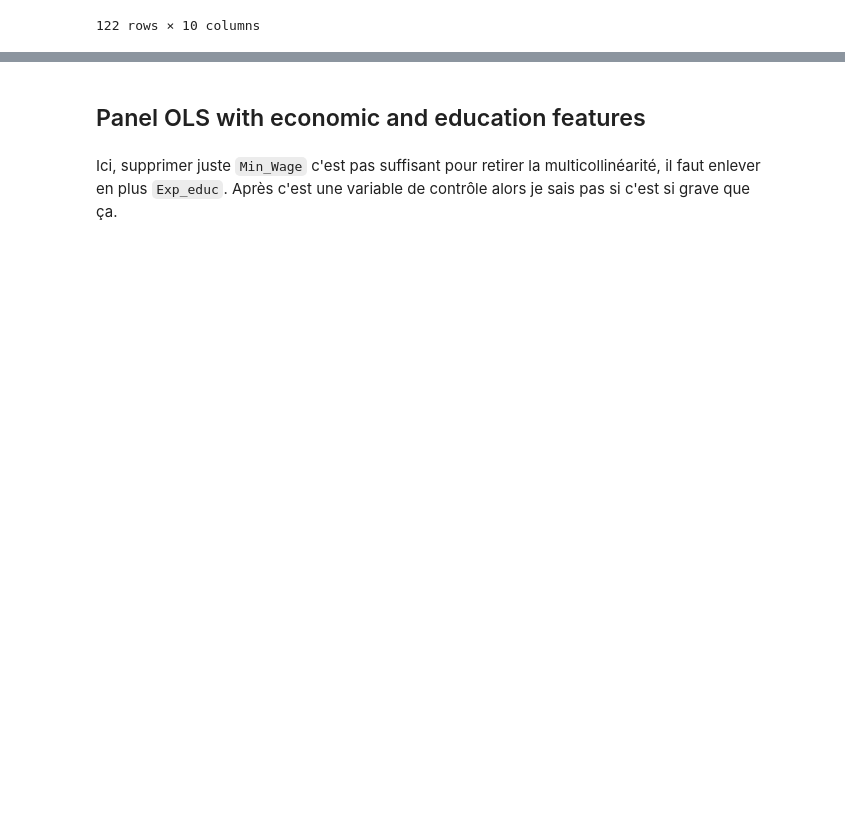
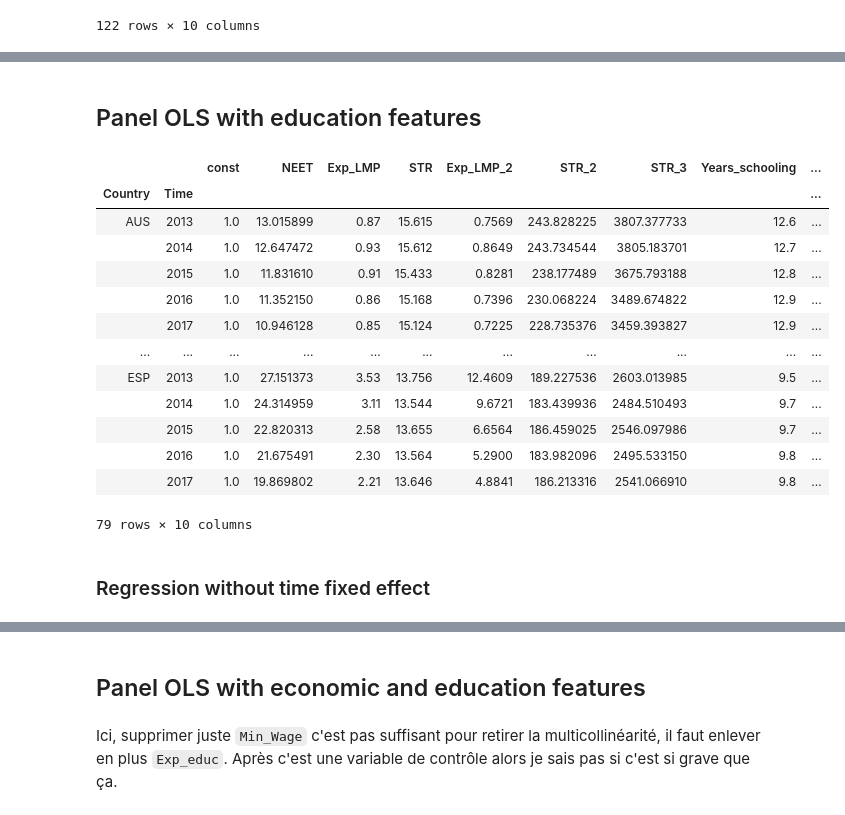
Before and after one commit to Victor-Manach/MODS206, a Jupyter notebook: Reg_panel_data.ipynb, the cells around one changed output, grey strips where cells are left out. Drawn from its saved outputs; the diff is of its cells as text; code cells hidden in the pictures; blank space fills up the shorter version.

Commit message:
Modifie le fichier ipynb des regressions sur panel data

```diff
--- a/Reg_panel_data.ipynb
+++ b/Reg_panel_data.ipynb
@@ -505,0 +516,35 @@ Included effects: Entity, Time
+# %% [markdown]
+## Panel OLS with education features
+# %%
+added_educ_features = df_educ_features_l1[df_educ_features_l1.Time.isin(years)].reset_index(drop=True)
+df_educ_neet = pd.DataFrame(columns=['Country', 'Time', 'NEET', 'Exp_LMP', 'STR', 'Exp_LMP_2', 'STR_2', 'STR_3', 'Years_schooling', 'Avg_class_size', 'LogExp_educ'])
+# %%
+for obs in panel_data_l1.itertuples():
+    country, time = obs[1], obs[2]
+    new_el = added_educ_features.loc[(added_educ_features.Country==country)&(added_educ_features.Time==time)]
+    if len(new_el.index) > 0:
+        line = {'Country':country, 'Time':time, 'NEET':obs[3], 'Exp_LMP':obs[4], 'STR':obs[5], 'Exp_LMP_2':obs[7], 'STR_2':obs[9], 'STR_3':obs[10], 'Years_schooling':new_el.Years_schooling.values[0], 'Avg_class_size':new_el.Avg_class_size.values[0], 'LogExp_educ':np.log(new_el.Exp_educ.values[0])}
+        df_educ_neet = df_educ_neet.append(line, ignore_index=True)
+# %%
+df_educ_neet_ols = df_educ_neet.set_index(['Country', 'Time'])
+# %%
+df_educ_neet_ols = sm.add_constant(df_educ_neet_ols)
+# %%
+df_educ_neet_ols
+# %% [output]
+|  |  | const | NEET | Exp_LMP | STR | Exp_LMP_2 | STR_2 | STR_3 | Years_schooling | ... |
+| Country | Time |  |  |  |  |  |  |  |  | ... |
+| AUS | 2013 | 1.0 | 13.015899 | 0.87 | 15.615 | 0.7569 | 243.828225 | 3807.377733 | 12.6 | ... |
+|  | 2014 | 1.0 | 12.647472 | 0.93 | 15.612 | 0.8649 | 243.734544 | 3805.183701 | 12.7 | ... |
+|  | 2015 | 1.0 | 11.831610 | 0.91 | 15.433 | 0.8281 | 238.177489 | 3675.793188 | 12.8 | ... |
+|  | 2016 | 1.0 | 11.352150 | 0.86 | 15.168 | 0.7396 | 230.068224 | 3489.674822 | 12.9 | ... |
+|  | 2017 | 1.0 | 10.946128 | 0.85 | 15.124 | 0.7225 | 228.735376 | 3459.393827 | 12.9 | ... |
+| ... | ... | ... | ... | ... | ... | ... | ... | ... | ... | ... |
+| ESP | 2013 | 1.0 | 27.151373 | 3.53 | 13.756 | 12.4609 | 189.227536 | 2603.013985 | 9.5 | ... |
+|  | 2014 | 1.0 | 24.314959 | 3.11 | 13.544 | 9.6721 | 183.439936 | 2484.510493 | 9.7 | ... |
+|  | 2015 | 1.0 | 22.820313 | 2.58 | 13.655 | 6.6564 | 186.459025 | 2546.097986 | 9.7 | ... |
+|  | 2016 | 1.0 | 21.675491 | 2.30 | 13.564 | 5.2900 | 183.982096 | 2495.533150 | 9.8 | ... |
+|  | 2017 | 1.0 | 19.869802 | 2.21 | 13.646 | 4.8841 | 186.213316 | 2541.066910 | 9.8 | ... |
+79 rows × 10 columns
+# %% [markdown]
+### Regression without time fixed effect
```
Also changed, not shown: parts of 32 cells of this notebook.
